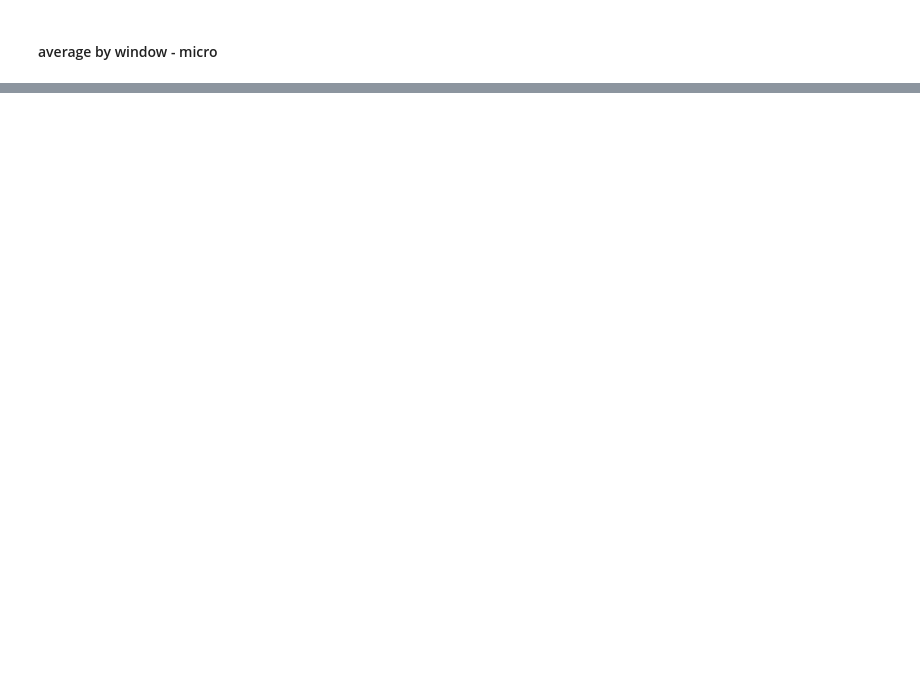
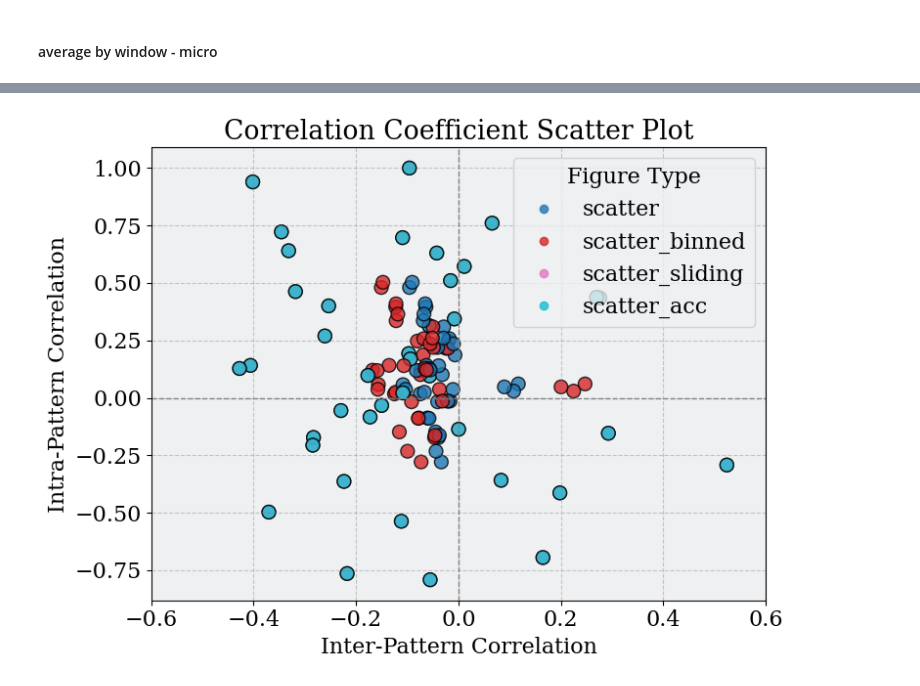
Before and after one commit to LzyFischer/ReasonEdit, a Jupyter notebook: src/preliminary/notebooks/plot_preliminary.ipynb, the cells around one changed output, grey strips where cells are left out. Cells and saved outputs as stored; diff of their text form; code cells hidden in the pictures; blank space fills up the shorter version.

```diff
--- a/src/preliminary/notebooks/plot_preliminary.ipynb
+++ b/src/preliminary/notebooks/plot_preliminary.ipynb
@@ -648,0 +635,37 @@ print("✓ Saved accuracy-by-distance scatter →", out)
+# %%
+import pandas as pd
+import matplotlib.pyplot as plt
+
+# Load the CSV content
+from io import StringIO
+
+# Read the CSV
+df = pd.read_csv("/scratch/vjd5zr/project/ReasonEdit/results/figures/correlations_all.csv")
+
+# Drop rows with missing inter or intra values
+df_clean = df.dropna(subset=["inter", "intra"])
+
+# Plotting
+plt.figure(figsize=(8, 6))
+plt.axhline(0, color='gray', linewidth=1.0, linestyle='--')
+plt.axvline(0, color='gray', linewidth=1.0, linestyle='--')
+
+scatter = plt.scatter(df_clean["inter"], df_clean["intra"],
+                      c=pd.factorize(df_clean["figure"])[0],
+                      cmap="tab10", alpha=0.8, edgecolor='black', s=100)
+
+plt.xlabel("Inter-Pattern Correlation")
+plt.ylabel("Intra-Pattern Correlation")
+plt.title("Correlation Coefficient Scatter Plot")
+plt.grid(True, linestyle="--", alpha=0.4)
+plt.xlim(-0.6, 0.6)
+
+# Add legend with figure labels
+handles, labels = scatter.legend_elements(prop="colors")
+unique_figures = df_clean["figure"].unique()
+plt.legend(handles, unique_figures, title="Figure Type")
+
+plt.tight_layout()
+plt.show()
+# %% [output]
+[figure, added]
```
Also changed, not shown: parts of 4 cells of this notebook, 24 other files.
